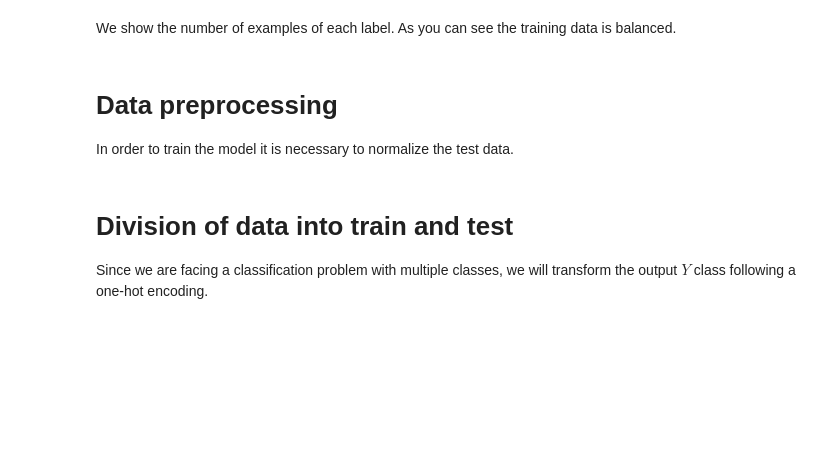
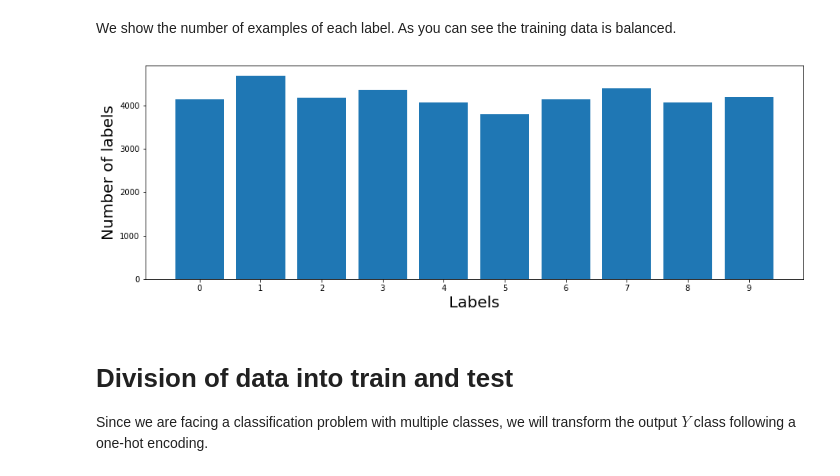
Before and after one commit to Ruddy9501/Digit-Recognizer, a Jupyter notebook: Digit Recognizer/digit_recognizer.ipynb, the cells around one changed output. Saved outputs shown, nothing was run; the diff lists cells and outputs as text; code cells hidden in the pictures; blank space fills up the shorter version.

```diff
--- a/Digit Recognizer/digit_recognizer.ipynb
+++ b/Digit Recognizer/digit_recognizer.ipynb
@@ -39,14 +70,12 @@ We show the number of examples of each label. As you can see the training data i
 # %%
 x_labels = sorted(list(set(Y)))
 y_labels = [Y.tolist().count(i) for i in x_labels]
 
 plt.figure(figsize = (15,5))
-plt.ylabel('Number of labels')
-plt.xlabel('Labels')
+plt.ylabel('Number of labels',  fontsize=20)
+plt.xlabel('Labels',  fontsize=20)
 plt.xticks([i for i in range(len(x_labels))])
 plt.bar(x_labels, y_labels)
 plt.show()
+# %% [output]
+[figure, added]
-# %% [markdown]
-# **Data preprocessing**
-
-In order to train the model it is necessary to normalize the test data.
```
Also changed, not shown: parts of 20 cells of this notebook.
